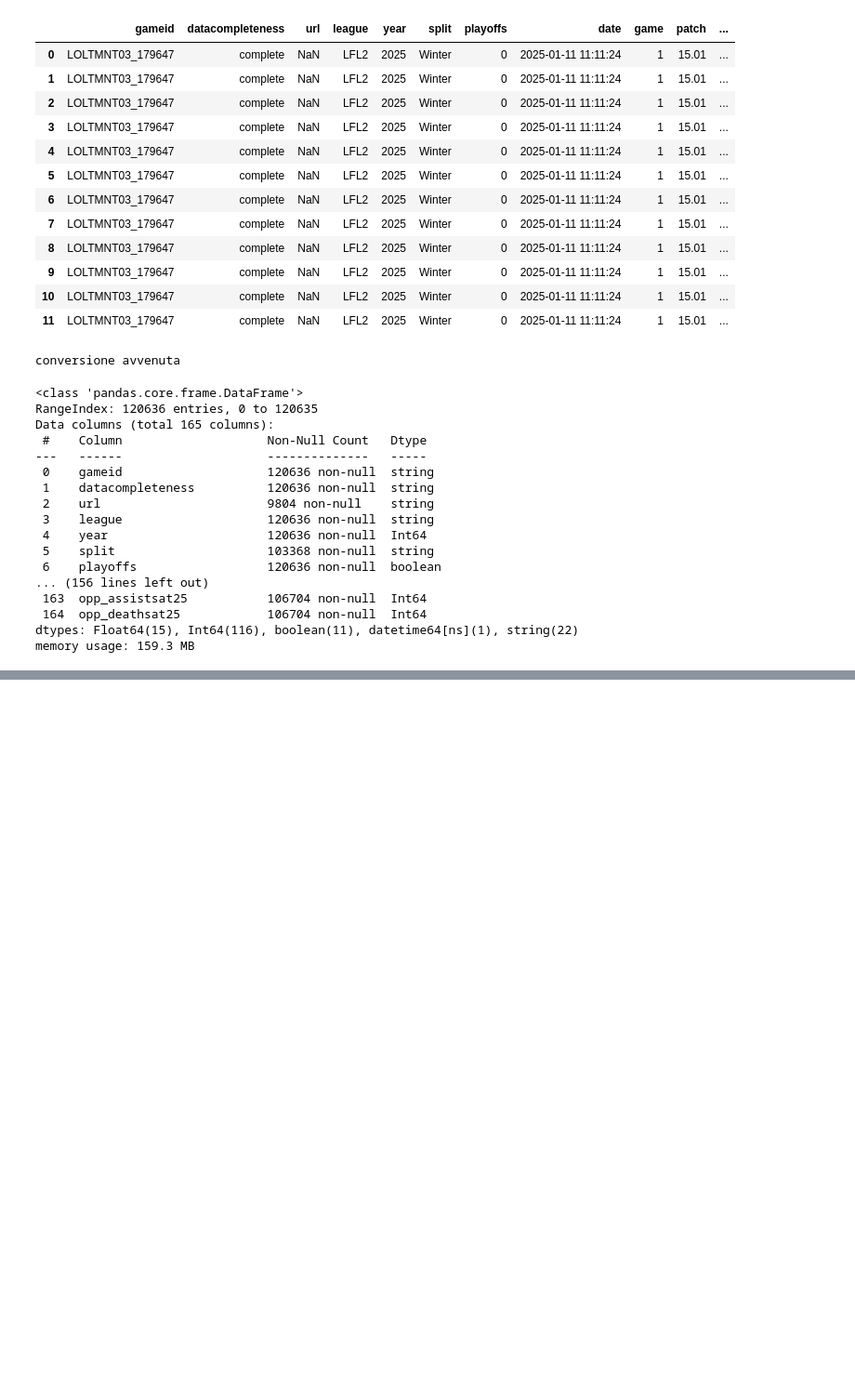
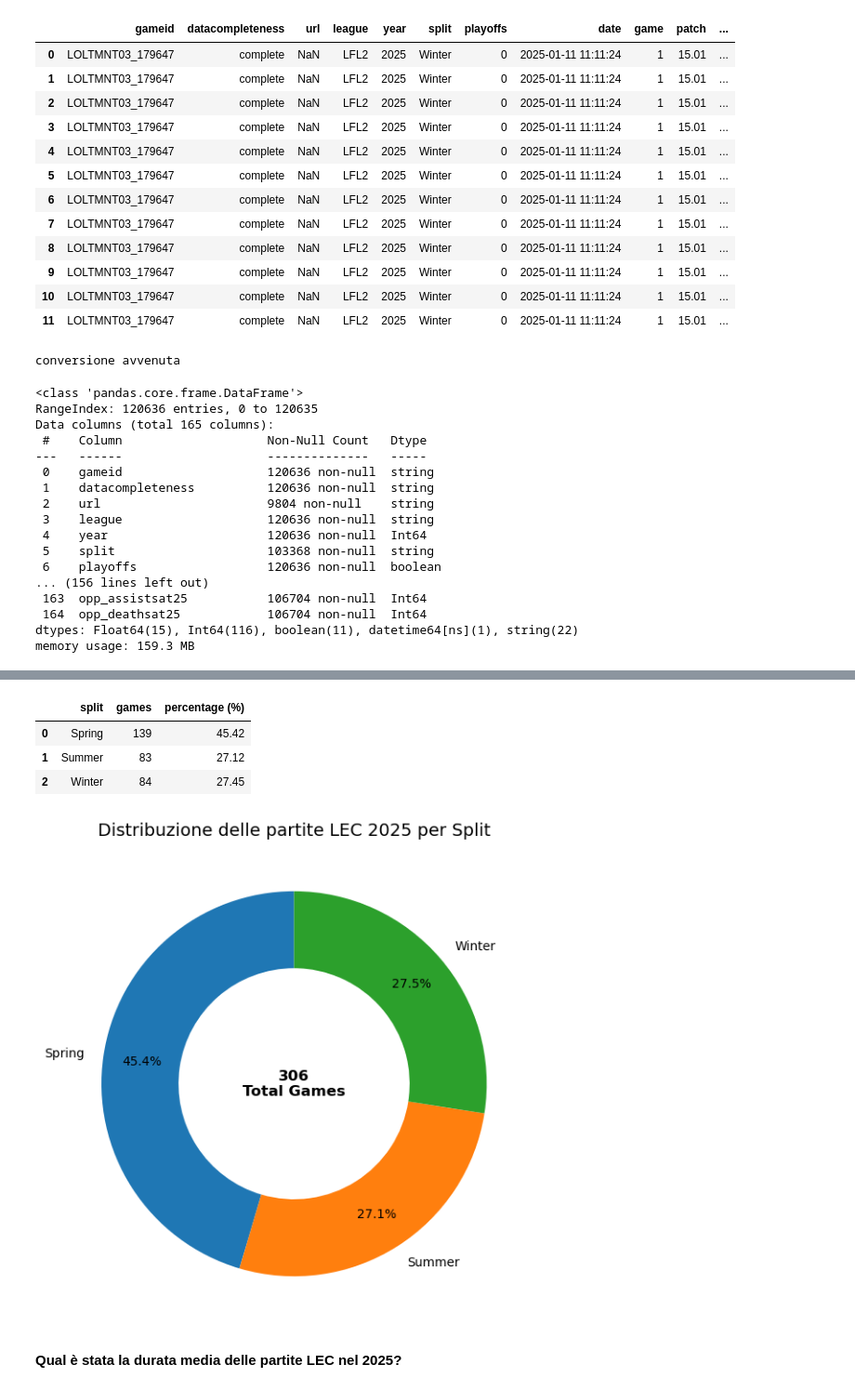
Before and after one commit to AnalystEca/G2-project-analysis, a Jupyter notebook: G2_analisi.ipynb, the cells around one changed output, grey strips where cells are left out. Shown at 93% size. Saved outputs shown, nothing was run; the diff lists cells and outputs as text; code cells hidden in the pictures; blank space fills up the shorter version.

```diff
--- a/G2_analisi.ipynb
+++ b/G2_analisi.ipynb
@@ -64,0 +83,3 @@ memory usage: 159.3 MB
+# %%
+lec_df = df[df['league'] == 'LEC']
+lec_df['split'].unique()
@@ -64,0 +119,51 @@ memory usage: 159.3 MB
+# %%
+summary_gamesPerSplit_df = games_per_split.reset_index()
+summary_gamesPerSplit_df.columns = ['split', 'games']
+total_games = summary_gamesPerSplit_df['games'].sum()
+
+summary_gamesPerSplit_df['percentage (%)'] = (
+    summary_gamesPerSplit_df['games'] / total_games * 100
+).round(2)
+
+summary_gamesPerSplit_df.head()
+# %% [output]
+|  | split | games | percentage (%) |
+| 0 | Spring | 139 | 45.42 |
+| 1 | Summer | 83 | 27.12 |
+| 2 | Winter | 84 | 27.45 |
+# %%
+
+labels = summary_gamesPerSplit_df['split']
+sizes = summary_gamesPerSplit_df['games']
+
+fig, ax = plt.subplots(figsize=(7, 7))
+
+ax.pie(
+    sizes,
+    labels=labels,
+    autopct='%1.1f%%',
+    startangle=90,
+    wedgeprops={'width': 0.4},
+    pctdistance=0.80
+)
+
+# Numero totale al centro
+ax.text(
+    0, 0,
+    f'{total_games}\nTotal Games',
+    ha='center',
+    va='center',
+    fontsize=12,
+    fontweight='bold'
+)
+
+ax.set_title(
+    'Distribuzione delle partite LEC 2025 per Split',
+    fontsize=14
+)
+
+plt.show()
+# %% [output]
+[figure, added]
+# %% [markdown]
+**Qual è stata la durata media delle partite LEC nel 2025?**
```
Also changed, not shown: parts of 11 cells of this notebook, 1 other file.
